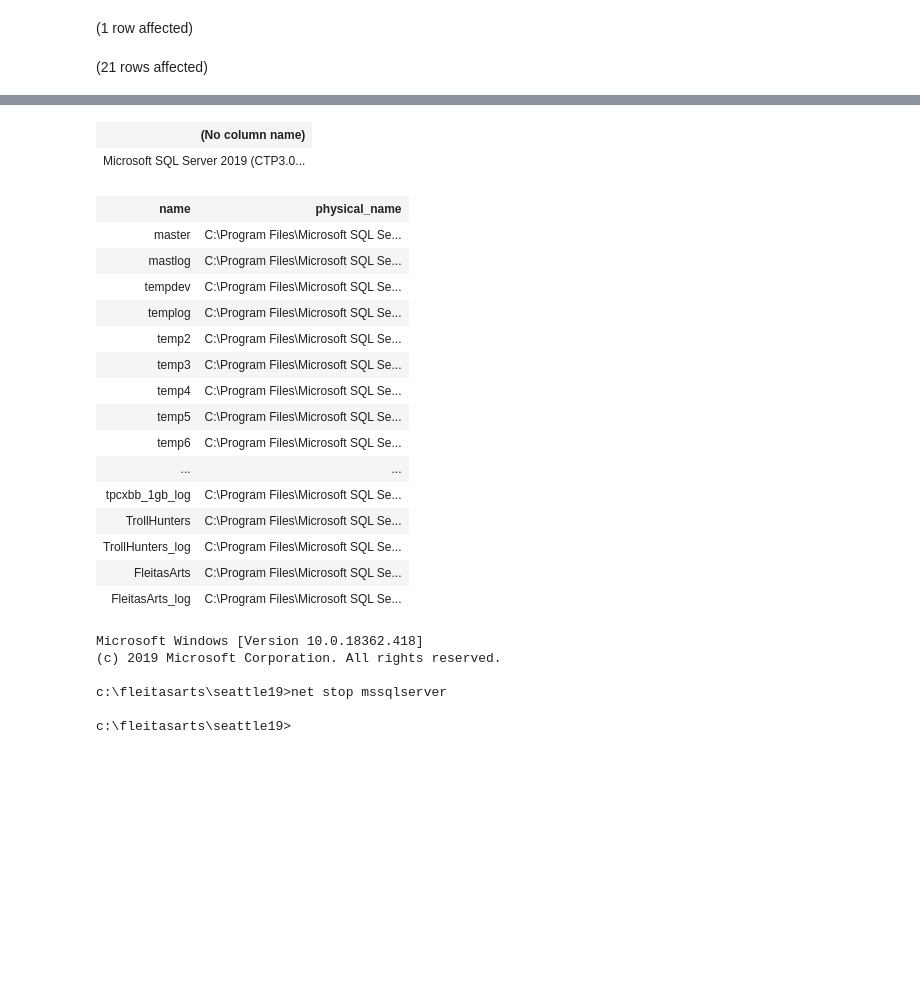
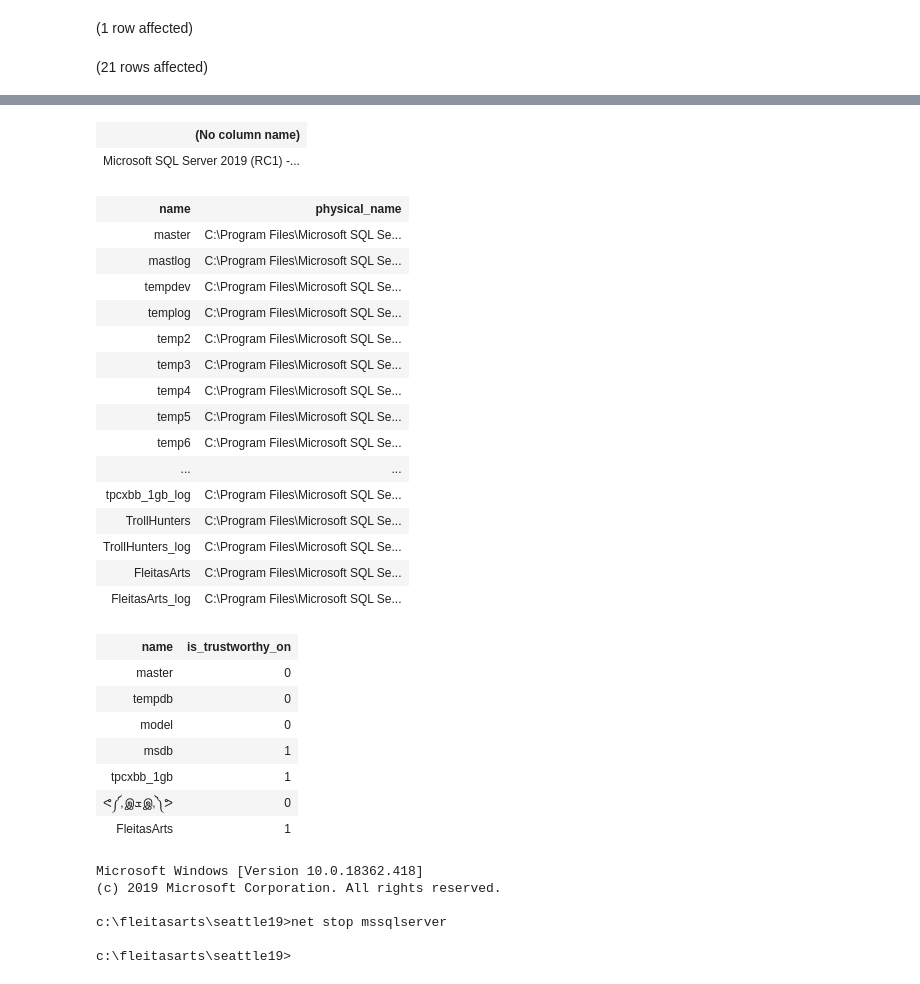
Before and after one commit to hfleitas/seattle2019, a Jupyter notebook: InPlaceIt.ipynb, the cells around one changed output, grey strips where cells are left out. Cells and saved outputs as stored; diff of their text form; code cells hidden in the pictures; blank space fills up the shorter version.

```diff
--- a/InPlaceIt.ipynb
+++ b/InPlaceIt.ipynb
@@ -1,6 +1,8 @@
 # %%
 select @@version
-select name, physical_name from sys.master_files
+select name, physical_name from sys.master_files;
+
+select name, is_trustworthy_on from sys.databases
 # %% [output]
 (1 row affected)
 (21 rows affected)
@@ -8,5 +11,5 @@ Total execution time: 00:00:00.077
 | (No column name) |
-| Microsoft SQL Server 2019 (CTP3.0... |
+| Microsoft SQL Server 2019 (RC1) -... |
 | name | physical_name |
 | master | C:\Program Files\Microsoft SQL Se... |
 | mastlog | C:\Program Files\Microsoft SQL Se... |
@@ -23,6 +26,14 @@ Total execution time: 00:00:00.077
 | TrollHunters_log | C:\Program Files\Microsoft SQL Se... |
 | FleitasArts | C:\Program Files\Microsoft SQL Se... |
 | FleitasArts_log | C:\Program Files\Microsoft SQL Se... |
+| name | is_trustworthy_on |
+| master | 0 |
+| tempdb | 0 |
+| model | 0 |
+| msdb | 1 |
+| tpcxbb_1gb | 1 |
+| ᕙ༼,இܫஇ,༽ᕗ | 0 |
+| FleitasArts | 1 |
 # %%
 %%cmd
 net stop mssqlserver
```
Also changed, not shown: parts of 3 cells of this notebook, 1 other file.
